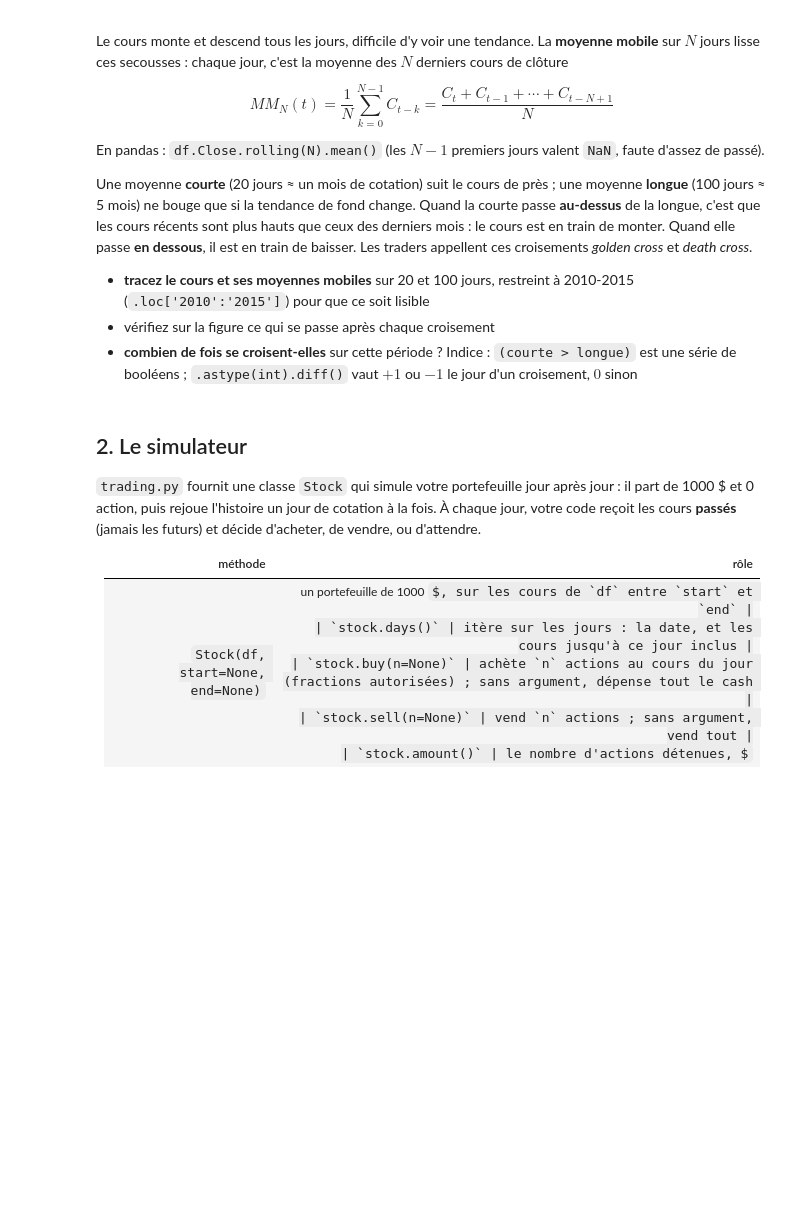
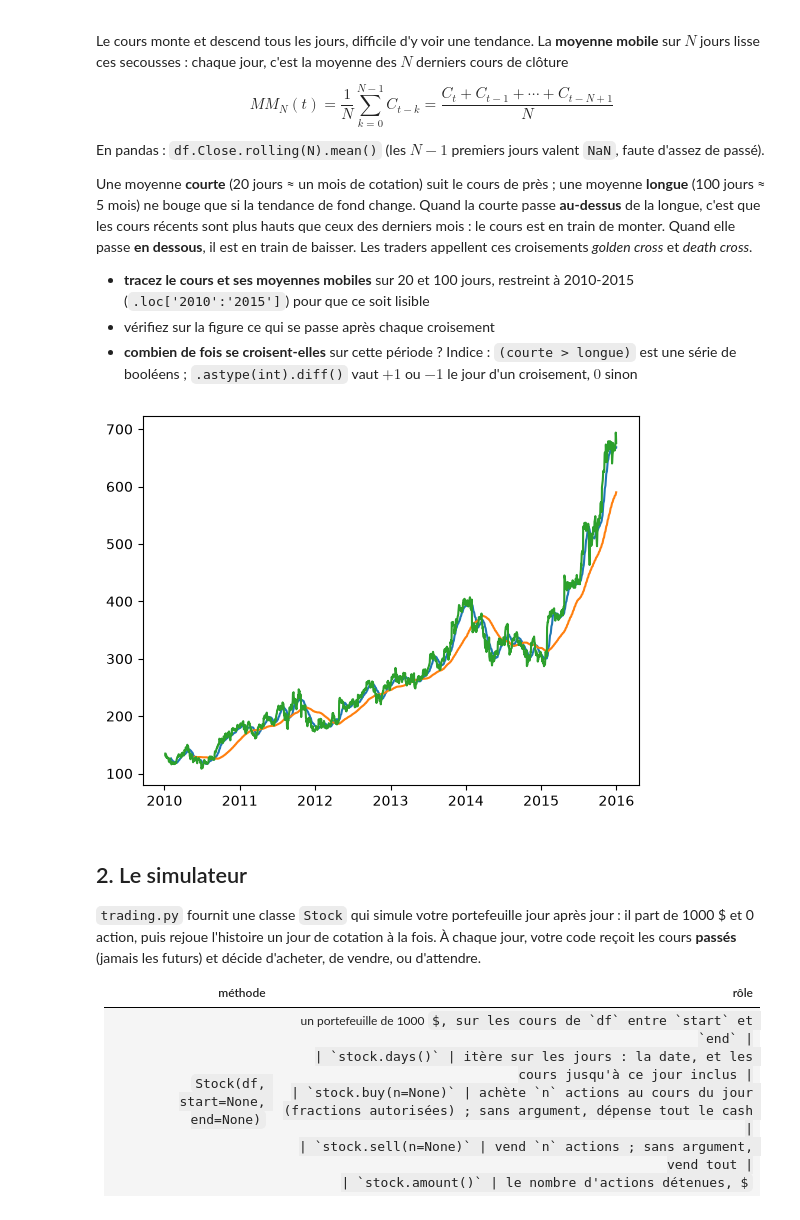
Before and after one commit to SIMVIA-lucas-sovre/projet-trading-pandas, a Jupyter notebook: groupe-7.ipynb, the cells around one changed output. Drawn from its saved outputs; the diff is of its cells as text; code cells hidden in the pictures; some formulas as TeX source; blank space fills up the shorter version.

```diff
--- a/groupe-7.ipynb
+++ b/groupe-7.ipynb
@@ -176,7 +198,16 @@ Quand elle passe **en dessous**, il est en train de baisser. Les traders appelle
 - **combien de fois se croisent-elles** sur cette période ? Indice : `(courte > longue)` est une série de booléens ;
   `.astype(int).diff()` vaut $+1$ ou $-1$ le jour d'un croisement, $0$ sinon
 # %%
-# votre code
+df_filtre = df[(df.index.year >= 2010) & (df.index.year <= 2015)]
+
+MMc = df_filtre.Close.rolling(20).mean()
+MMl = df_filtre.Close.rolling(100).mean()
+plt.plot(MMc)
+plt.plot(MMl)
+plt.plot(df_filtre['Close'])
+plt.show()
+# %% [output]
+[figure, added]
 # %% [markdown]
 ## 2. Le simulateur
 
```
Also changed, not shown: parts of 3 cells of this notebook.
